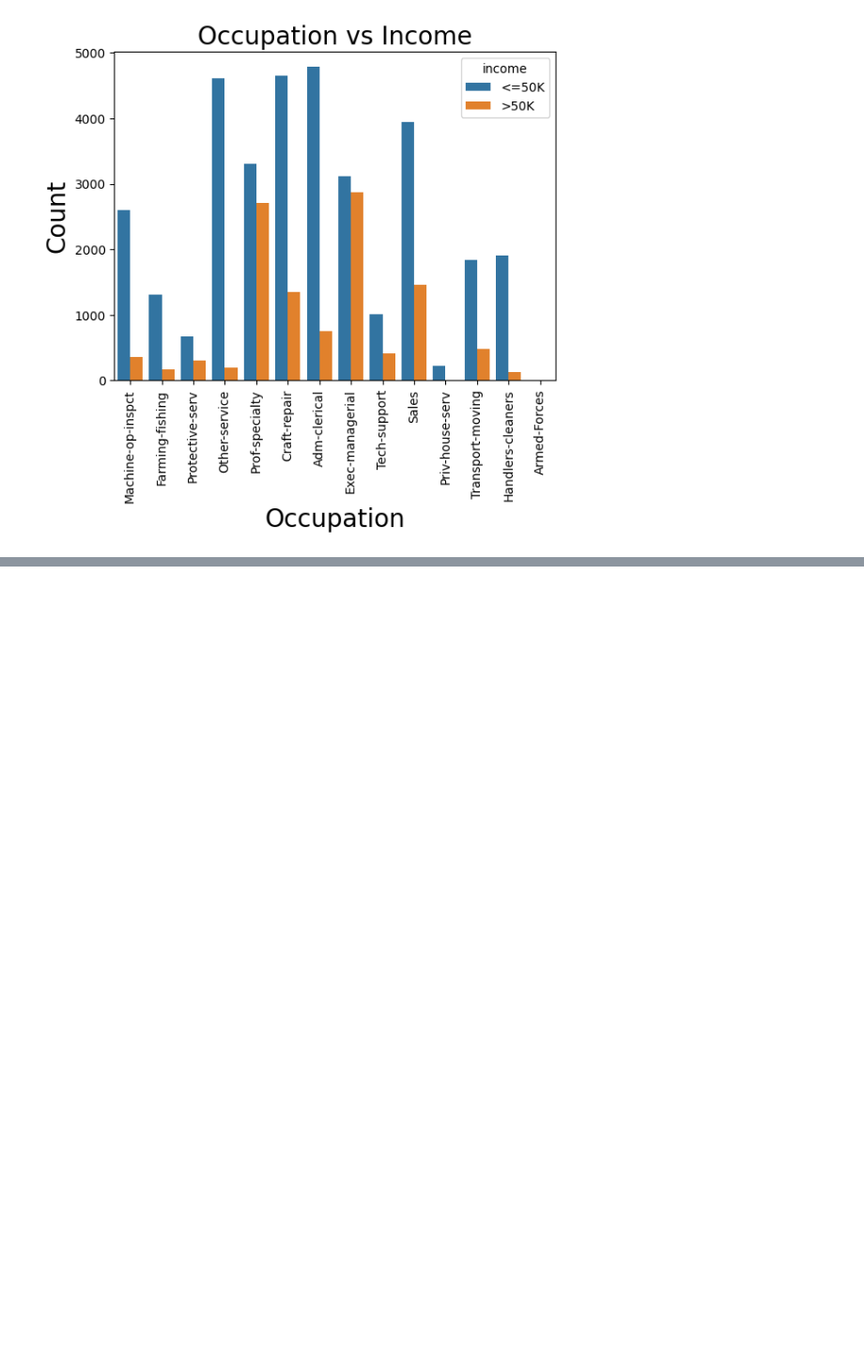
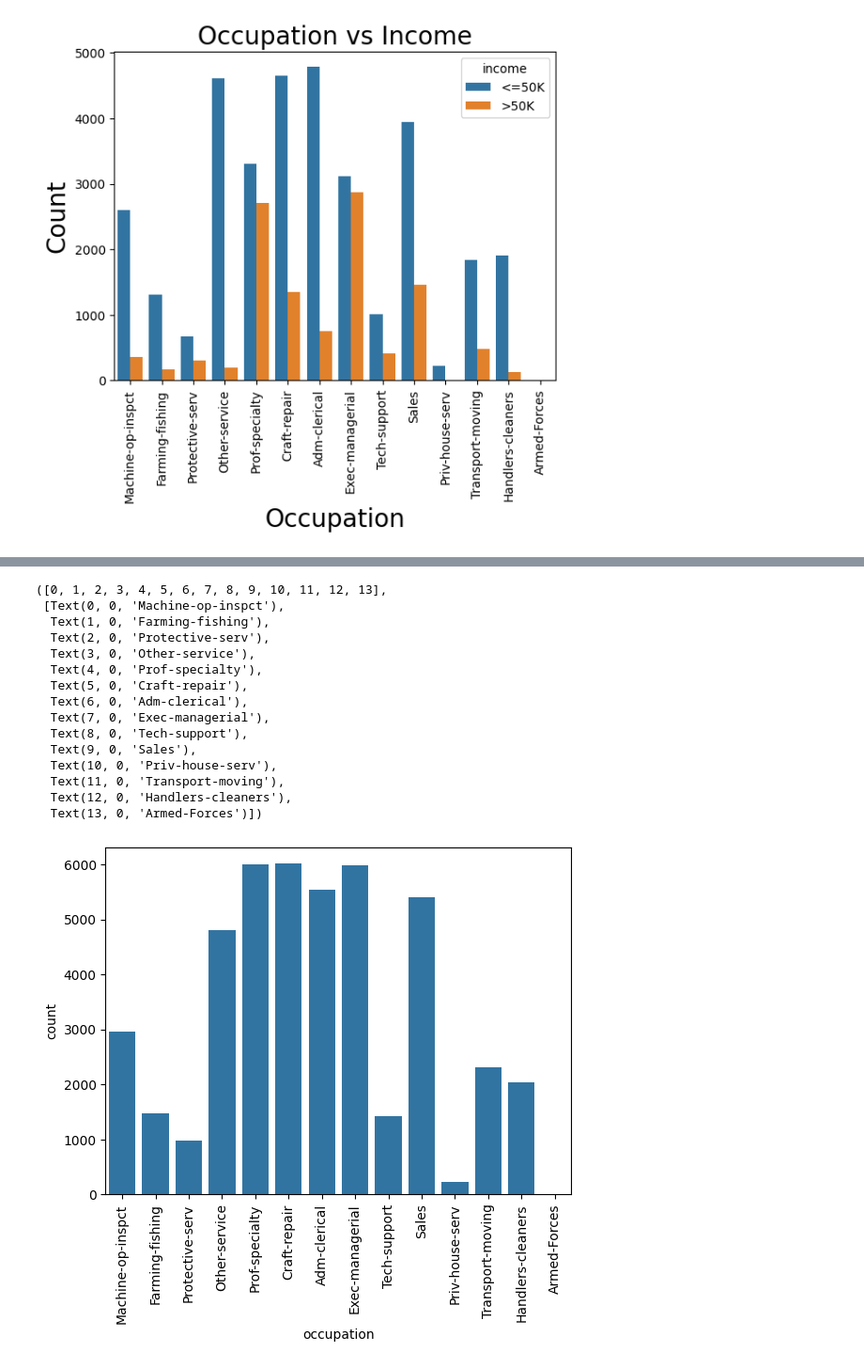
Before and after one commit to kodards/Census-DS-Project, a Jupyter notebook: census.ipynb, the cells around one changed output, grey strips where cells are left out. Shown at 94% size. Saved outputs shown, nothing was run; the diff lists cells and outputs as text; code cells hidden in the pictures; blank space fills up the shorter version.

```diff
--- a/census.ipynb
+++ b/census.ipynb
@@ -302,0 +322,20 @@ Text(0, 0.5, 'Count')
+# %%
+sns.countplot(data=census_df, x='occupation')
+plt.xticks(rotation=90)
+# %% [output]
+([0, 1, 2, 3, 4, 5, 6, 7, 8, 9, 10, 11, 12, 13],
+ [Text(0, 0, 'Machine-op-inspct'),
+  Text(1, 0, 'Farming-fishing'),
+  Text(2, 0, 'Protective-serv'),
+  Text(3, 0, 'Other-service'),
+  Text(4, 0, 'Prof-specialty'),
+  Text(5, 0, 'Craft-repair'),
+  Text(6, 0, 'Adm-clerical'),
+  Text(7, 0, 'Exec-managerial'),
+  Text(8, 0, 'Tech-support'),
+  Text(9, 0, 'Sales'),
+  Text(10, 0, 'Priv-house-serv'),
+  Text(11, 0, 'Transport-moving'),
+  Text(12, 0, 'Handlers-cleaners'),
+  Text(13, 0, 'Armed-Forces')])
+[figure, added]
```
Also changed, not shown: parts of 1 cell of this notebook.
